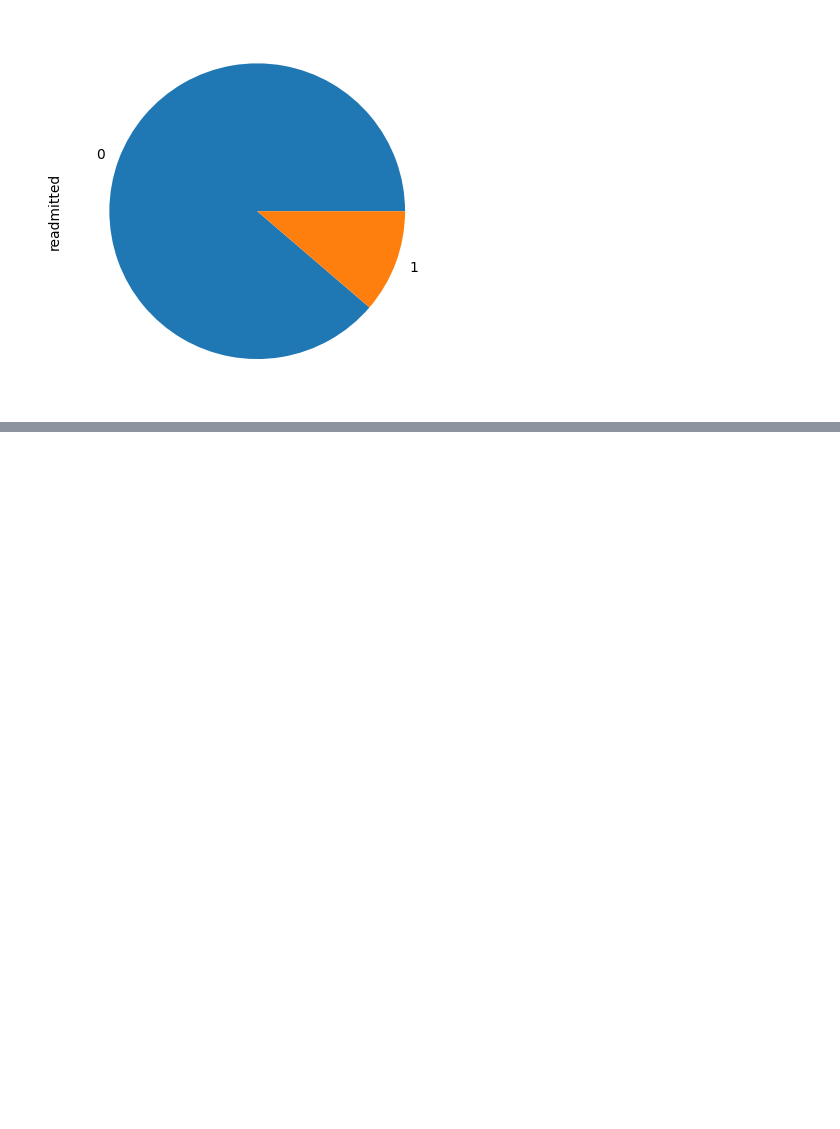
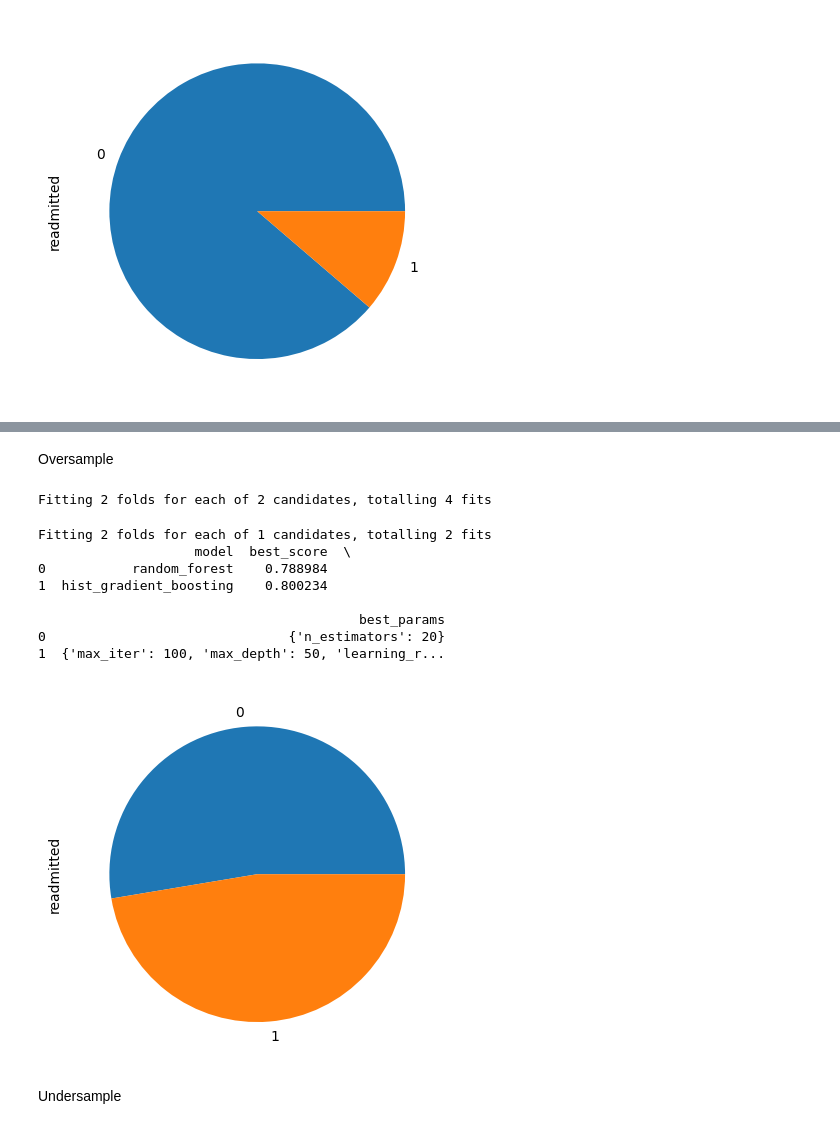
Before and after one commit to mjovanovic9999/ML, a Jupyter notebook: I/notebook/main.ipynb, the cells around one changed output, grey strips where cells are left out. Cells and saved outputs as stored; diff of their text form; code cells hidden in the pictures; blank space fills up the shorter version.

```diff
--- a/I/notebook/main.ipynb
+++ b/I/notebook/main.ipynb
@@ -22,7 +22,8 @@ from sklearn.feature_selection import VarianceThreshold
 from math import ceil
 from sklearn.feature_selection import SelectKBest, SelectPercentile, mutual_info_classif
 
-run_long_tasks=False
+run_long_tasks = False
+final_df = True
 # %%
 path = "../dataset/diabetic_data.csv"
 dataframe = pd.read_csv(path, low_memory=False, na_values=[
@@ -878,5 +881,5 @@ Name: readmitted, dtype: int64
 # %%
-if run_long_tasks:
+if run_long_tasks or final_df:
     scores, models=randomSearch(dataframe_onehot_binary2, 'readmitted', search_space, metric='f1')
     sc = pd.DataFrame(scores,columns=['model','best_score','best_params'])
-    sc
+    print(sc)
@@ -893,14 +906,27 @@ def get_balanced_dataframe_oversample(df,algorithm=SMOTE,ratio=0.9,target="readm
     X_resampled, y_resampled = oversample.fit_resample(new_df.drop(columns=[target,]), new_df[target])
 
     return  pd.concat([X_resampled, y_resampled], axis=1)
+# %% [markdown]
+Oversample
 # %%
-if run_long_tasks:
+if run_long_tasks or final_df:
     new=get_balanced_dataframe_oversample(dataframe_onehot_binary2,algorithm=SMOTE,ratio=0.9)
     new['readmitted'].value_counts().plot(kind='pie')
 
     scores, models=randomSearch(new, 'readmitted', search_space, metric='f1')
     sc = pd.DataFrame(scores,columns=['model','best_score','best_params'])
-    sc
+    print(sc)
+# %% [output]
+Fitting 2 folds for each of 2 candidates, totalling 4 fits
+Fitting 2 folds for each of 1 candidates, totalling 2 fits
+                    model  best_score  \
+0           random_forest    0.788984
+1  hist_gradient_boosting    0.800234
+
+                                         best_params
+0                               {'n_estimators': 20}
+1  {'max_iter': 100, 'max_depth': 50, 'learning_r...
+[figure, added]
 # %%
 def get_balanced_dataframe_undersample(df,algorithm=RandomUnderSampler,ratio=0.9,target="readmitted"):
     new_df=df.copy(deep=True)
@@ -911,4 +937,6 @@ def get_balanced_dataframe_undersample(df,algorithm=RandomUnderSampler,ratio=0.9
     X_resampled, y_resampled = undersample.fit_resample(new_df.drop(columns=[target,]), new_df[target])
 
     return  pd.concat([X_resampled, y_resampled], axis=1)
+# %% [markdown]
+Undersample
 # %%
```
Also changed, not shown: parts of 32 cells of this notebook.
